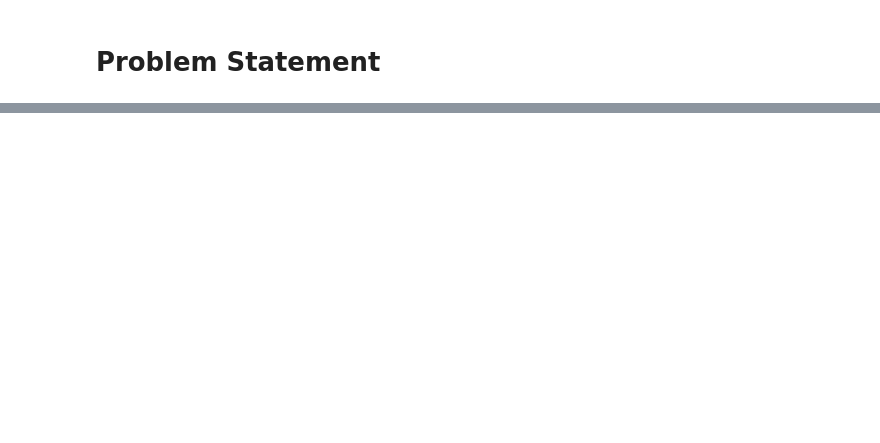
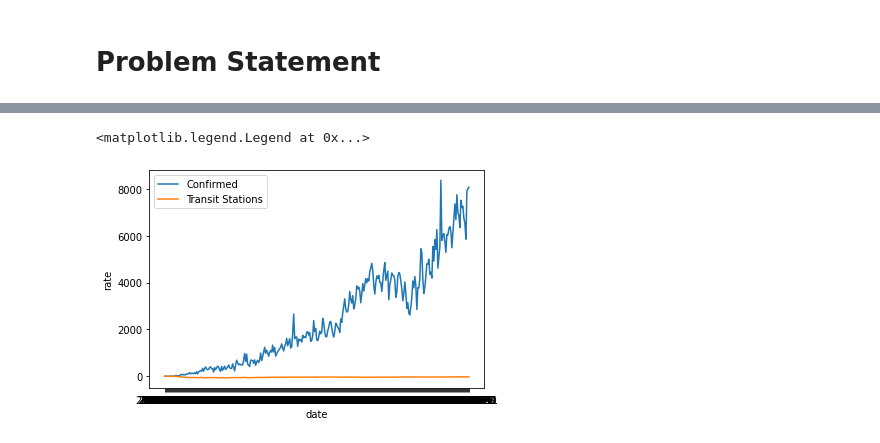
Before and after one commit to nafnaufal/kucing-kita, a Jupyter notebook: compfest.ipynb, the cells around one changed output, grey strips where cells are left out. Drawn from its saved outputs; the diff is of its cells as text; code cells hidden in the pictures; blank space fills up the shorter version.

```diff
--- a/compfest.ipynb
+++ b/compfest.ipynb
@@ -23 +30,4 @@ data.sort_values(by='ObservationDate', ascending=True, inplace=True)
 # data.loc[data['Province/State'].isnull()]
+# %%
+global_mob = mob.loc[mob['sub_region_1'].isnull()]
+global_mob
@@ -102,0 +120,9 @@ df
+# %%
+for i in range(len(df)):
+    # print(i)
+    # print(indoDf['ObservationDate'][i])
+    bulan, tanggal, tahun = df['ObservationDate'][i].split("/")
+    df['ObservationDate'][i] = f"{tahun}-{bulan}-{tanggal}"
+# len(indoDf)
+df
+# indoDf.iloc[[0]]['ObservationDate'][0]
@@ -102,0 +147,4 @@ df
+# %%
+# Data Merging
+data_merge = pd.merge(left= df[["ObservationDate", "Confirmed Inc.", "Death Inc.", "Recovered Inc."]], right= global_mob[["date", "retail_and_recreation_percent_change_from_baseline", "transit_stations_percent_change_from_baseline", "grocery_and_pharmacy_percent_change_from_baseline", "workplaces_percent_change_from_baseline", "residential_percent_change_from_baseline"]], left_on="ObservationDate", right_on="date")
+data_merge
@@ -102,0 +187,15 @@ df
+# %%
+# data_merge.plot(x="ObservationDate", y="Confirmed Inc.", kind="line")
+# data_merge.plot(x="ObservationDate", y="Death Inc.", kind="line")
+
+fig,ax = plt.subplots()
+
+ax.plot(data_merge["date"],data_merge["Confirmed Inc."], label="Confirmed")
+ax.plot(data_merge["date"],data_merge["transit_stations_percent_change_from_baseline"], label="Transit Stations")
+
+ax.set_xlabel("date")
+ax.set_ylabel("rate")
+ax.legend(loc='best')
+# %% [output]
+<matplotlib.legend.Legend at 0x...>
+[figure, added]
```
Also changed, not shown: parts of 16 cells of this notebook, 1 other file.
